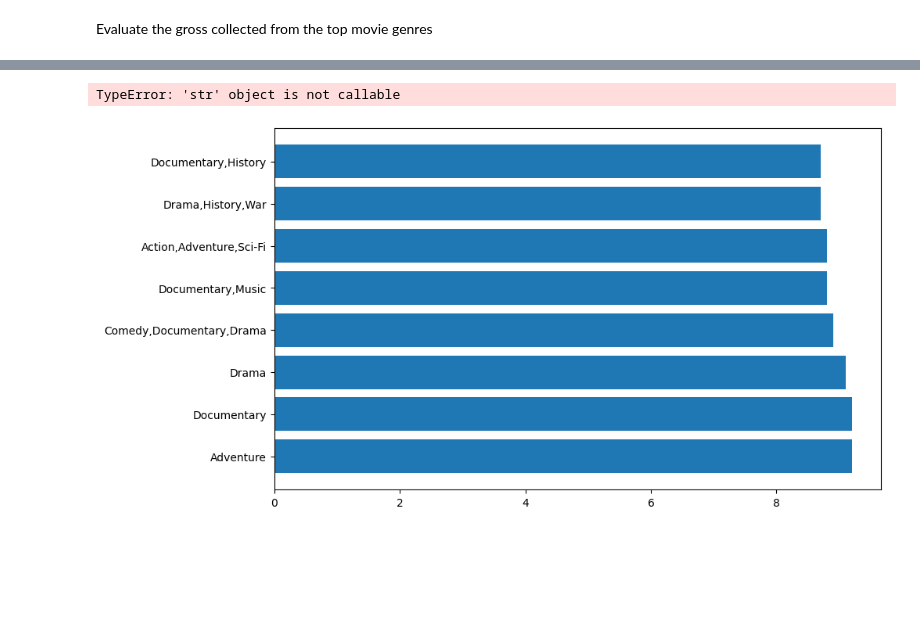
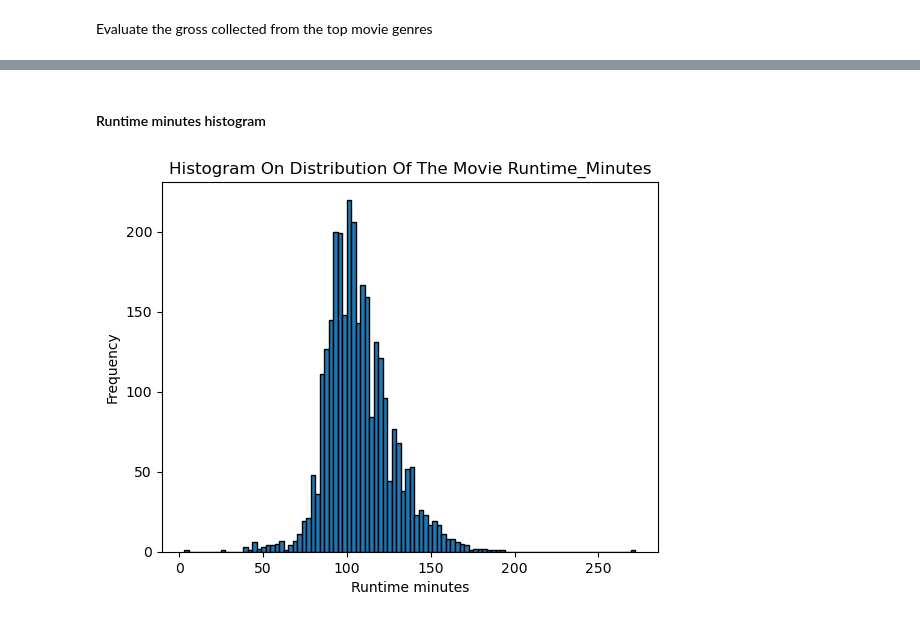
Before and after one commit to lynnndero/PHASE--1-PROJECT, a Jupyter notebook: Index.ipynb, the cells around one changed output, grey strips where cells are left out. Cells and saved outputs as stored; diff of their text form; code cells hidden in the pictures; blank space fills up the shorter version.

```diff
--- a/Index.ipynb
+++ b/Index.ipynb
@@ -447,6 +446,6 @@ movie_genres_ratings
 2952 rows × 7 columns
 # %%
 #get a list of the top ten movie genres based on average rating
-Top_ten_movie_genre = movie_genres_ratings[['genres','runtime_minutes','averagerating','studio','year']].sort_values(by = 'averagerating',ascending=False)
+Top_ten_movie_genre = movie_genres_ratings[['movie_id','genres','runtime_minutes','averagerating','studio','year']].sort_values(by = 'averagerating',ascending=False)
 Top_ten_movie_genre.head(10)
 # %% [output]
@@ -560,15 +617,13 @@ Top_ten_movie_genre[['genres','runtime_minutes','averagerating']].head(10)
+# %% [markdown]
+#### Runtime minutes histogram
 # %%
 #Plotting a bar chart of the top ten movie genre based on average rating
-x= Top_ten_movie_genre['genres'].head(10)
-y= Top_ten_movie_genre['averagerating'].head(10)
+x= Top_ten_movie_genre['runtime_minutes']
 
-plt.figure(figsize=(10,6))
-plt.barh(x, y, label = 'Top ten genres')
-plt.xlabel('Rating')
-plt.ylabel('Genres')
-plt.title('Top Ten Movie Genres')
-plt.legend()
+plt.hist(x, bins=100 , edgecolor = 'black')
+plt.xlabel('Runtime minutes')
+plt.ylabel('Frequency')
+plt.title('Histogram On Distribution Of The Movie Runtime_Minutes')
 plt.show()
 # %% [output]
-TypeError: 'str' object is not callable
-[figure, old version]
+[figure, new version]
```
Also changed, not shown: parts of 67 cells of this notebook.
